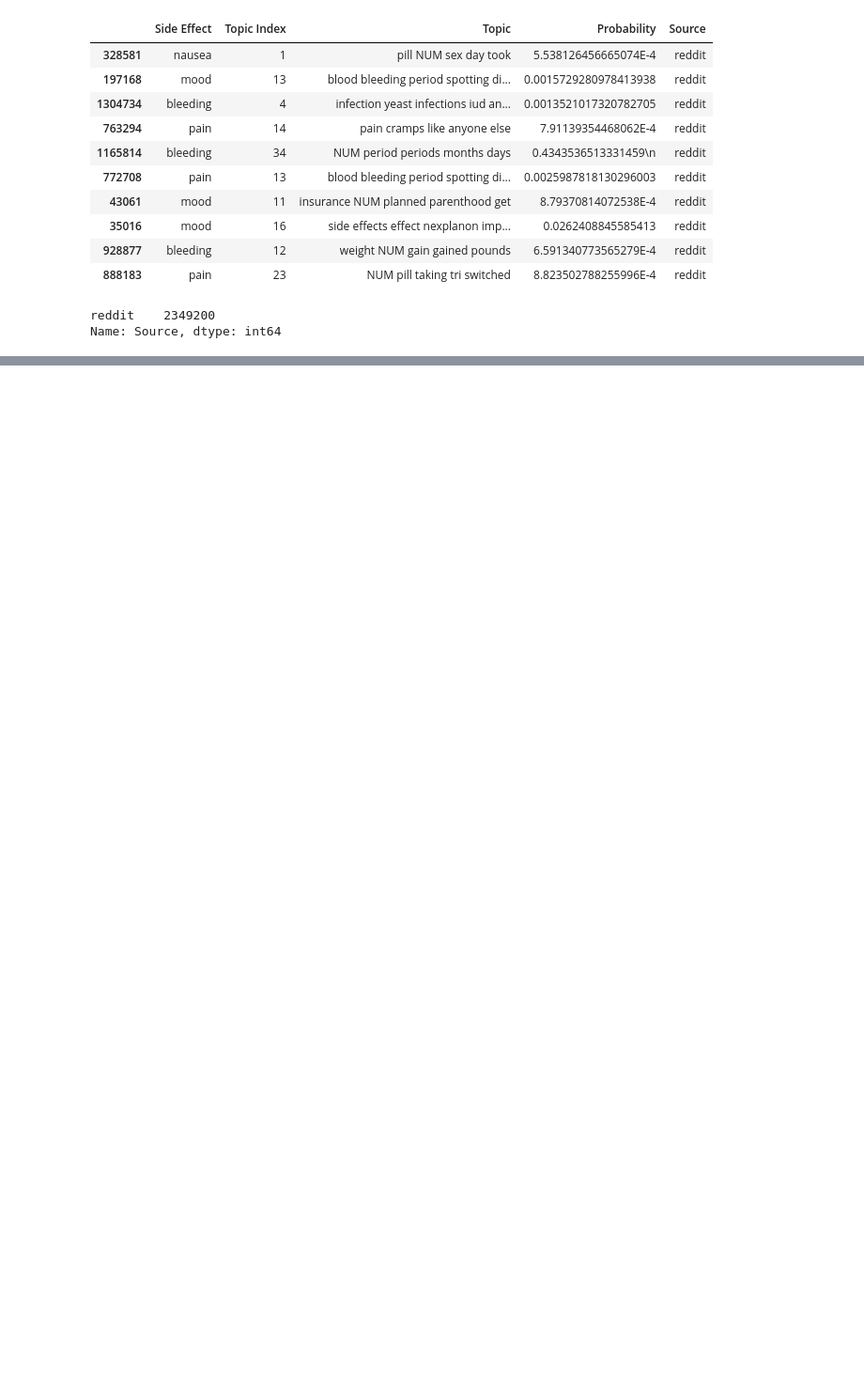
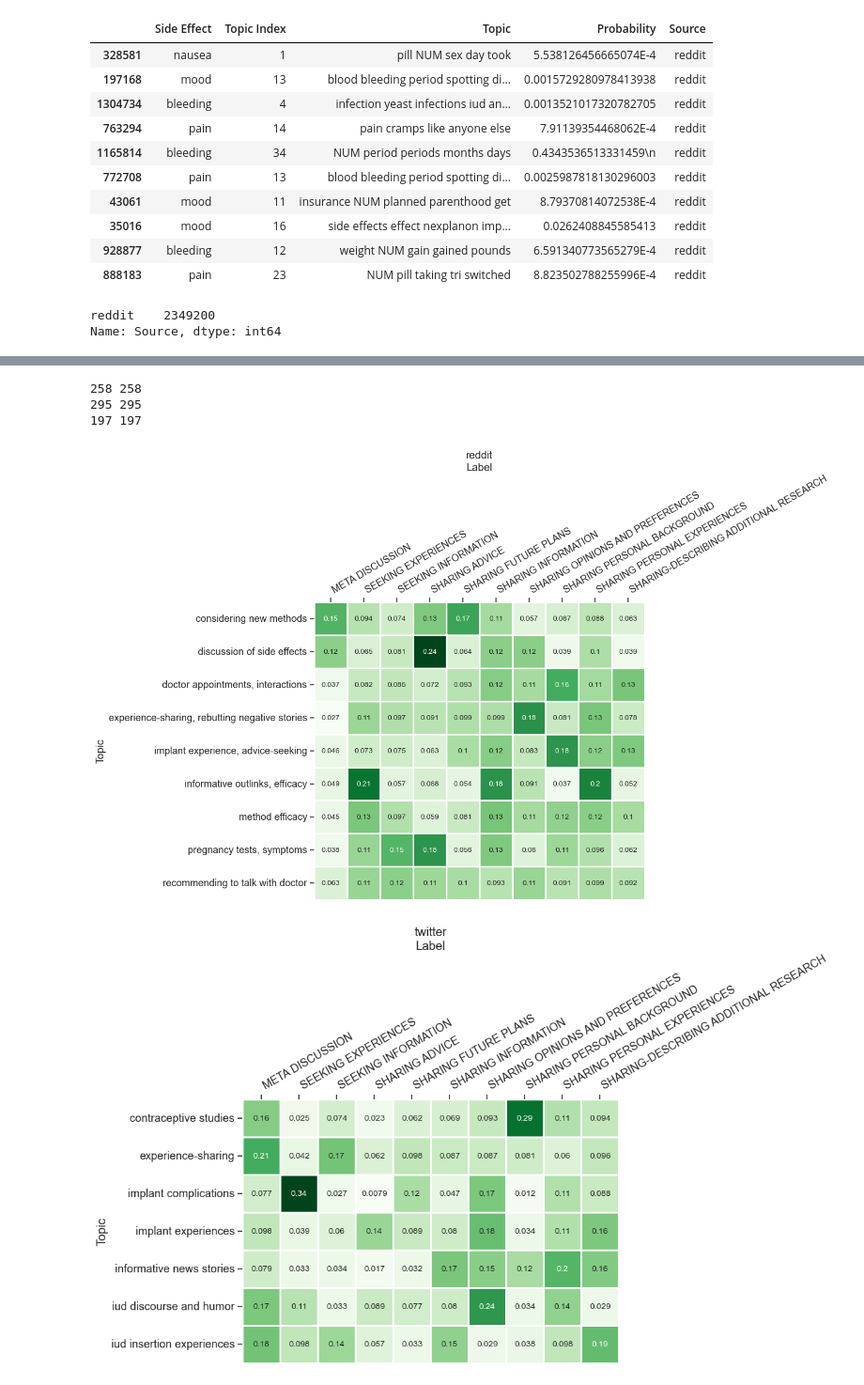
Before and after one commit to maria-antoniak/birth-control-maria, a Jupyter notebook: comparison-plots/compare_topics_side_effects.ipynb, the cells around one changed output, grey strips where cells are left out. Shown at 94% size. Saved outputs shown, nothing was run; the diff lists cells and outputs as text; code cells hidden in the pictures; blank space fills up the shorter version.

```diff
--- a/comparison-plots/compare_topics_side_effects.ipynb
+++ b/comparison-plots/compare_topics_side_effects.ipynb
@@ -445,0 +491,3 @@ source_string_dict['webmd']  = [s.split('&')[0].strip() for s in source_string_d
+# %%
+label_df = pd.read_csv(data_directory_path + '/labeling/label-discourse/final.majority_labels.csv')
+len(label_df.index)
@@ -445,0 +496,6 @@ source_string_dict['webmd']  = [s.split('&')[0].strip() for s in source_string_d
+# %%
+def get_new_source(x):
+    return x.split('-')[0]
+
+label_df['Source-2'] = label_df['Source'].apply(get_new_source)
+label_df.sample(3)
@@ -445,0 +568,15 @@ source_string_dict['webmd']  = [s.split('&')[0].strip() for s in source_string_d
+# %%
+source_distributions_dict = {}
+
+for _source in ['reddit', 'twitter', 'webmd']:
+
+    source_distributions_dict[_source] = [_line.split('\t')[2:] for _line in open('/Users/maria/Documents/output/birth-control/labeled_data_for_topic_modeling.distributions.mallet.' + _source, 'r') if _line.strip()]
+    source_distributions_dict[_source] = source_distributions_dict[_source][1:]
+
+print(len(source_distributions_dict['reddit']), len(source_training_dict['reddit']))
+print(len(source_distributions_dict['twitter']), len(source_training_dict['twitter']))
+print(len(source_distributions_dict['webmd']), len(source_training_dict['webmd']))
+# %% [output]
+258 258
+295 295
+197 197
@@ -445,0 +586,51 @@ source_string_dict['webmd']  = [s.split('&')[0].strip() for s in source_string_d
+# %%
+for _source, _labels in source_labels_dict.items():
+
+    dicts_to_plot = []
+    for i, _label in enumerate(_labels):
+        if _label in ['SHARING PERSONAL EXPERIENCES',
+                        'SHARING INFORMATION',
+                        'SHARING-DESCRIBING ADDITIONAL RESEARCH',
+                        'META DISCUSSION',
+                        'SHARING OPINIONS AND PREFERENCES',
+                        'SEEKING INFORMATION',
+                        'SHARING PERSONAL BACKGROUND',
+                        'SHARING FUTURE PLANS',
+                        'SEEKING EXPERIENCES',
+                        'SHARING ADVICE',
+                        'SHARING SECONDHAND EXPERIENCES'
+                        'SEEKING EMOTIONAL SUPPORT']:
+                for _topic, _probability in enumerate(source_distributions_dict[_source][i]):
+                    if _topic in source_sensemaking_topics_dict[_source]:
+                        dicts_to_plot.append({'Label': _label,
+                                              'Topic Index': _topic,
+                                              'Topic': source_string_dict[_source][_topic],
+                                              'Probability': float(_probability),
+                                              'Source': _source})
+    df_to_plot = pd.DataFrame(dicts_to_plot)
+
+    df_wide = df_to_plot.pivot_table(index='Topic',
+                                    columns='Label',
+                                    values='Probability')
+    df_norm_col = (df_wide-df_wide.mean())/df_wide.std()
+    df_norm_row = df_wide.div(df_wide.sum(axis=1), axis=0)
+
+    plt.figure(figsize=(8,10))
+    sns.set(style='ticks', font_scale=1.2)
+    ax = sns.heatmap(df_norm_row,
+                     cmap='Greens',
+                     cbar=False,
+                     linewidths=1,
+                     annot=True,
+                     fmt='0.2g',
+                     square=True,
+                     annot_kws={'fontsize':10})
+    ax.xaxis.tick_top()
+    ax.xaxis.set_label_position('top')
+    plt.xticks(rotation=30, ha='left')
+    plt.title(_source)
+    plt.savefig(output_directory_path + '/plots/labeling/heatmap.topics_x_labels.percents.' + _source + '.pdf', bbox_inches='tight')
+    plt.show()
+# %% [output]
+[figure, added]
+[figure, added]
```
Also changed, not shown: parts of 16 cells of this notebook.
